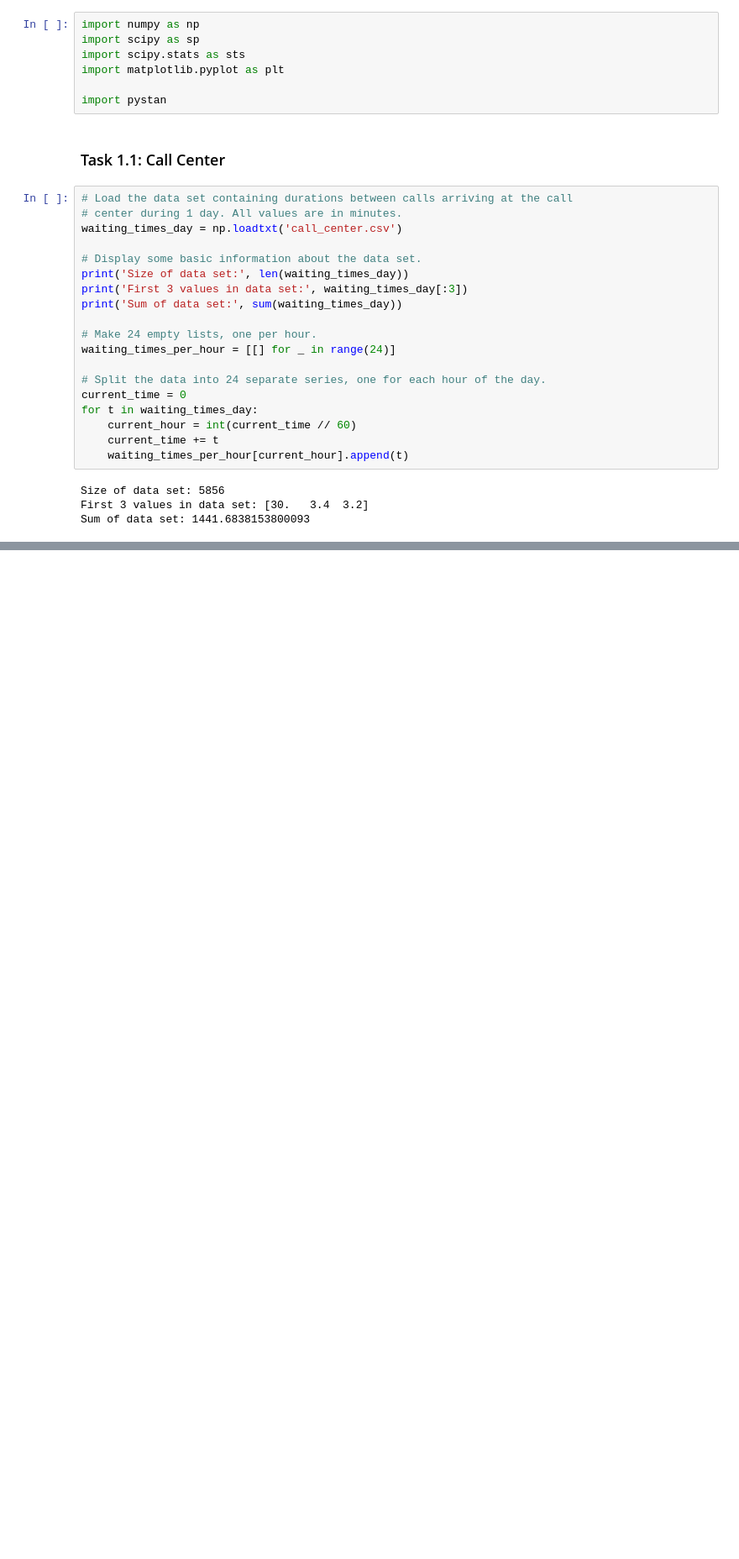
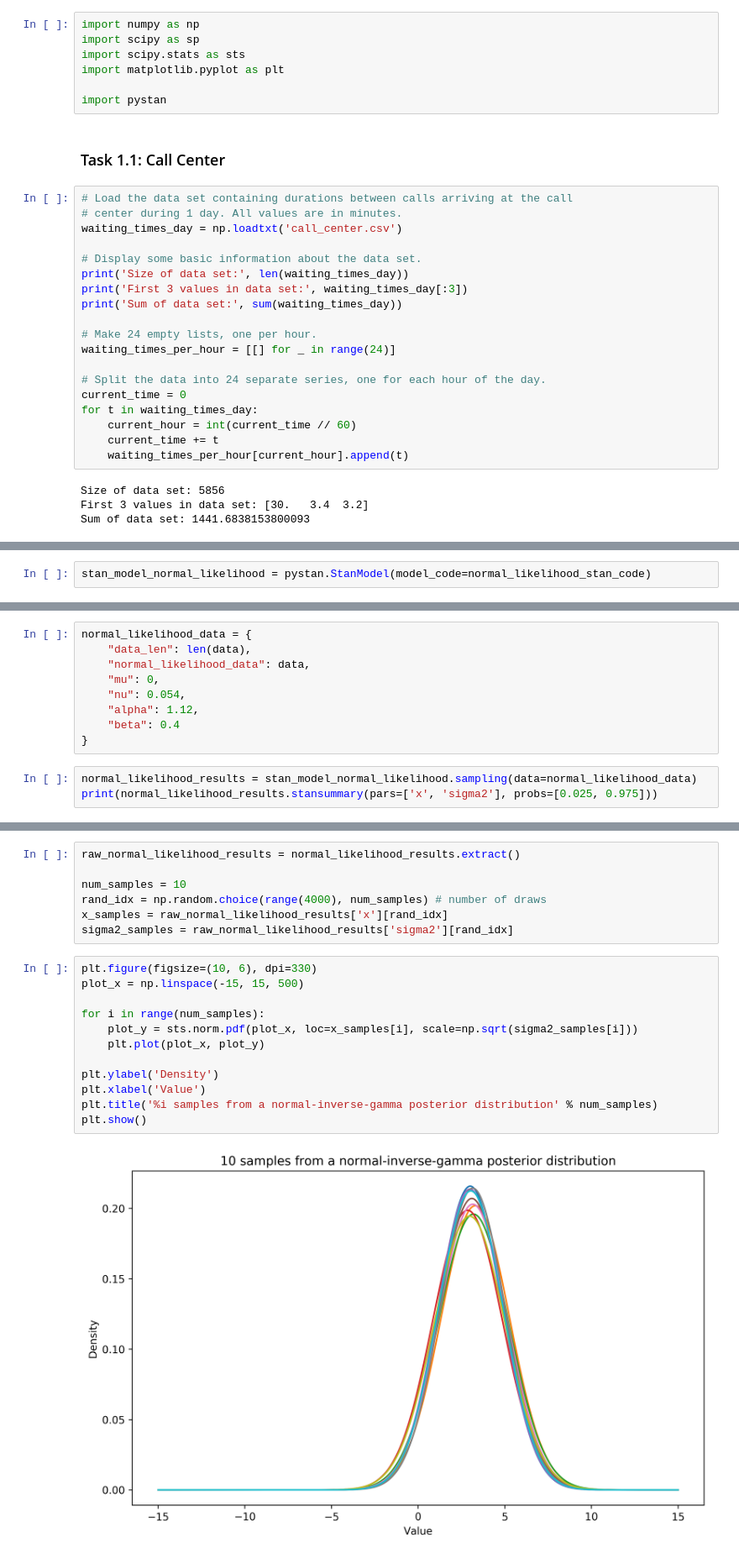
Before and after one commit to Munchic/cs146, a Jupyter notebook: Assignment 3.ipynb, the cells around one changed output, grey strips where cells are left out. Shown at 84% size. Cells and saved outputs as stored; diff of their text form; blank space fills up the shorter version.

```diff
--- a/Assignment 3.ipynb
+++ b/Assignment 3.ipynb
@@ -86,0 +136,2 @@ call_center_data = {
+# %%
+stan_model_normal_likelihood = pystan.StanModel(model_code=normal_likelihood_stan_code)
@@ -86,0 +140,12 @@ call_center_data = {
+# %%
+normal_likelihood_data = {
+    "data_len": len(data),
+    "normal_likelihood_data": data,
+    "mu": 0,
+    "nu": 0.054,
+    "alpha": 1.12,
+    "beta": 0.4
+}
+# %%
+normal_likelihood_results = stan_model_normal_likelihood.sampling(data=normal_likelihood_data)
+print(normal_likelihood_results.stansummary(pars=['x', 'sigma2'], probs=[0.025, 0.975]))
@@ -86,0 +165,21 @@ call_center_data = {
+# %%
+raw_normal_likelihood_results = normal_likelihood_results.extract()
+
+num_samples = 10
+rand_idx = np.random.choice(range(4000), num_samples) # number of draws
+x_samples = raw_normal_likelihood_results['x'][rand_idx]
+sigma2_samples = raw_normal_likelihood_results['sigma2'][rand_idx]
+# %%
+plt.figure(figsize=(10, 6), dpi=330)
+plot_x = np.linspace(-15, 15, 500)
+
+for i in range(num_samples):
+    plot_y = sts.norm.pdf(plot_x, loc=x_samples[i], scale=np.sqrt(sigma2_samples[i]))
+    plt.plot(plot_x, plot_y)
+
+plt.ylabel('Density')
+plt.xlabel('Value')
+plt.title('%i samples from a normal-inverse-gamma posterior distribution' % num_samples)
+plt.show()
+# %% [output]
+[figure, added]
```
Also changed, not shown: parts of 20 cells of this notebook, 5 other files.
